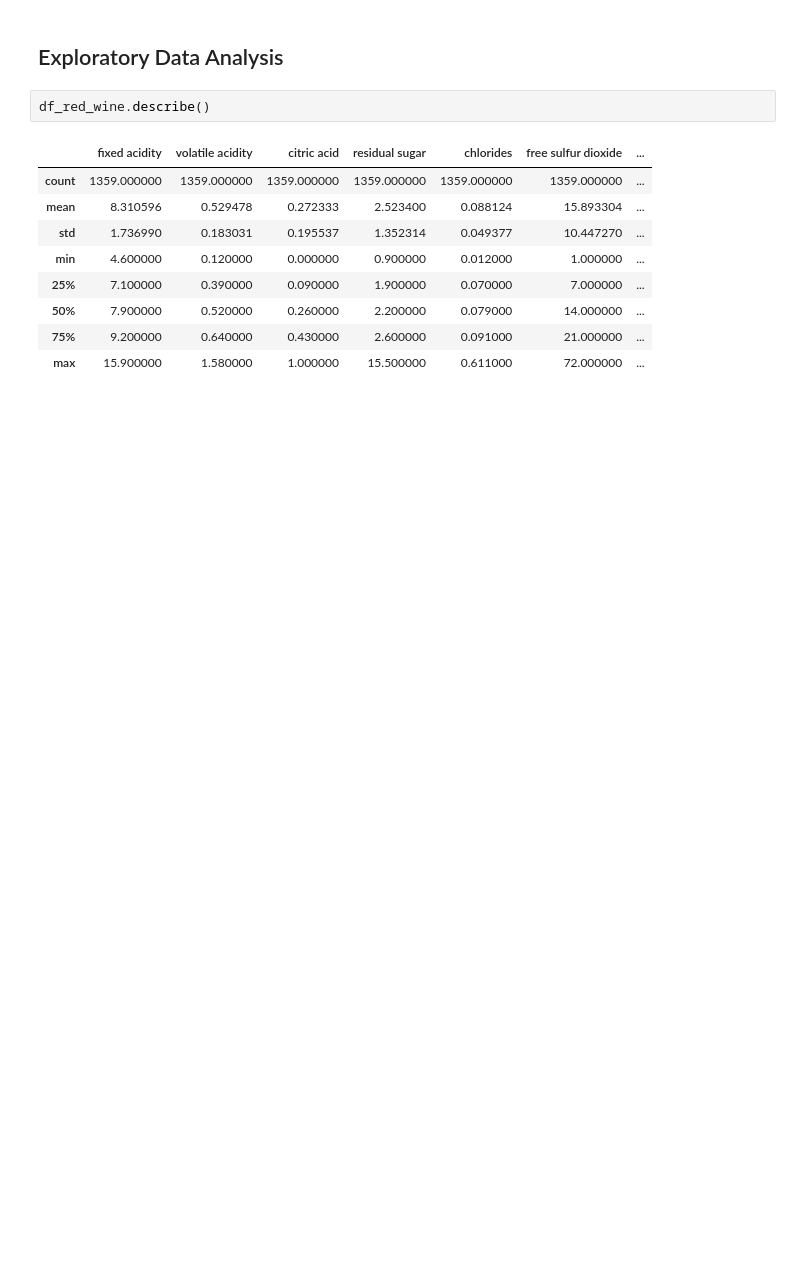
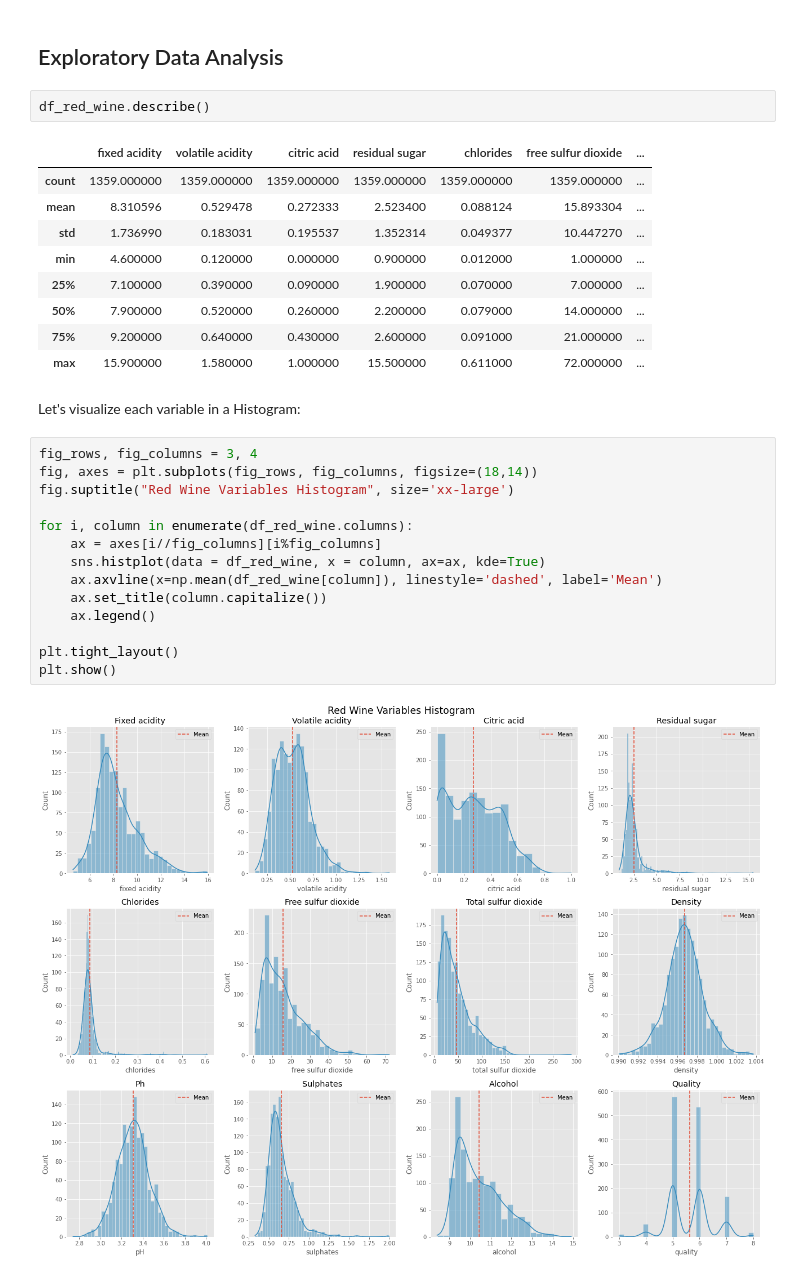
Before and after one commit to osouzadaniel/wine-analysis, a Jupyter notebook: wine.ipynb, the cells around one changed output. Drawn from its saved outputs; the diff is of its cells as text; blank space fills up the shorter version.

```diff
--- a/wine.ipynb
+++ b/wine.ipynb
@@ -134,3 +112,21 @@ df_red_wine.describe()
 | 50% | 7.900000 | 0.520000 | 0.260000 | 2.200000 | 0.079000 | 14.000000 | ... |
 | 75% | 9.200000 | 0.640000 | 0.430000 | 2.600000 | 0.091000 | 21.000000 | ... |
 | max | 15.900000 | 1.580000 | 1.000000 | 15.500000 | 0.611000 | 72.000000 | ... |
+# %% [markdown]
+Let's visualize each variable in a Histogram:
+# %%
+fig_rows, fig_columns = 3, 4
+fig, axes = plt.subplots(fig_rows, fig_columns, figsize=(18,14))
+fig.suptitle("Red Wine Variables Histogram", size='xx-large')
+
+for i, column in enumerate(df_red_wine.columns):
+    ax = axes[i//fig_columns][i%fig_columns]
+    sns.histplot(data = df_red_wine, x = column, ax=ax, kde=True)
+    ax.axvline(x=np.mean(df_red_wine[column]), linestyle='dashed', label='Mean')
+    ax.set_title(column.capitalize())
+    ax.legend()
+
+plt.tight_layout()
+plt.show()
+# %% [output]
+[figure, added]
```
Also changed, not shown: parts of 6 cells of this notebook, 1 other file.
